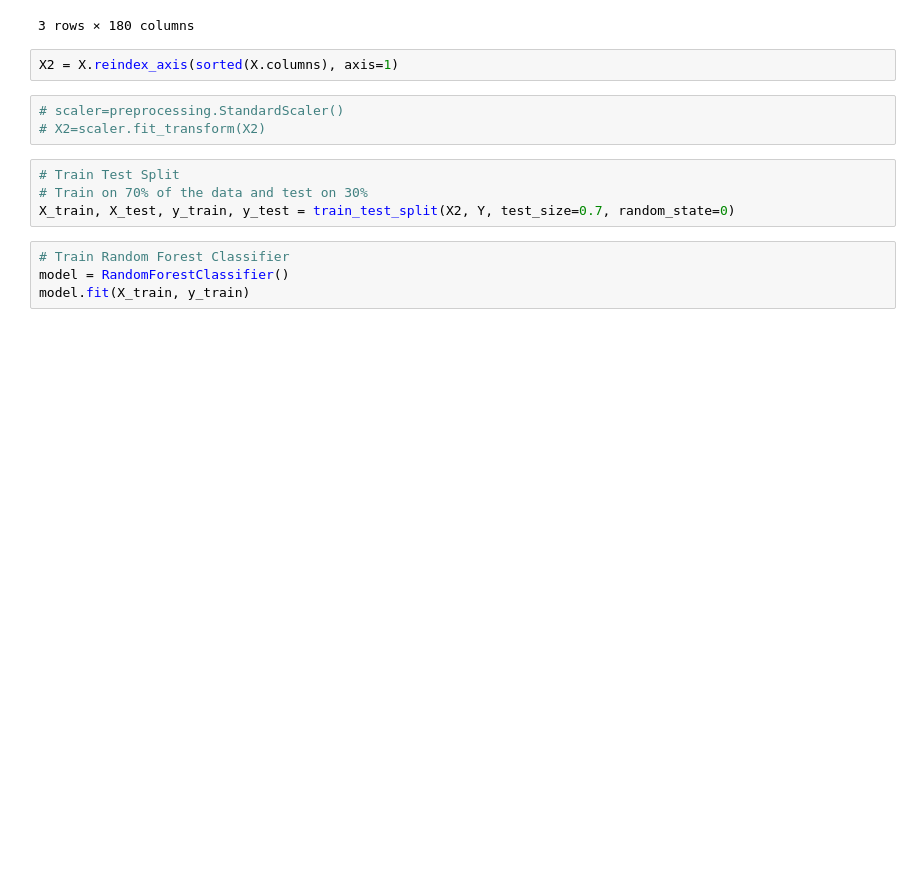
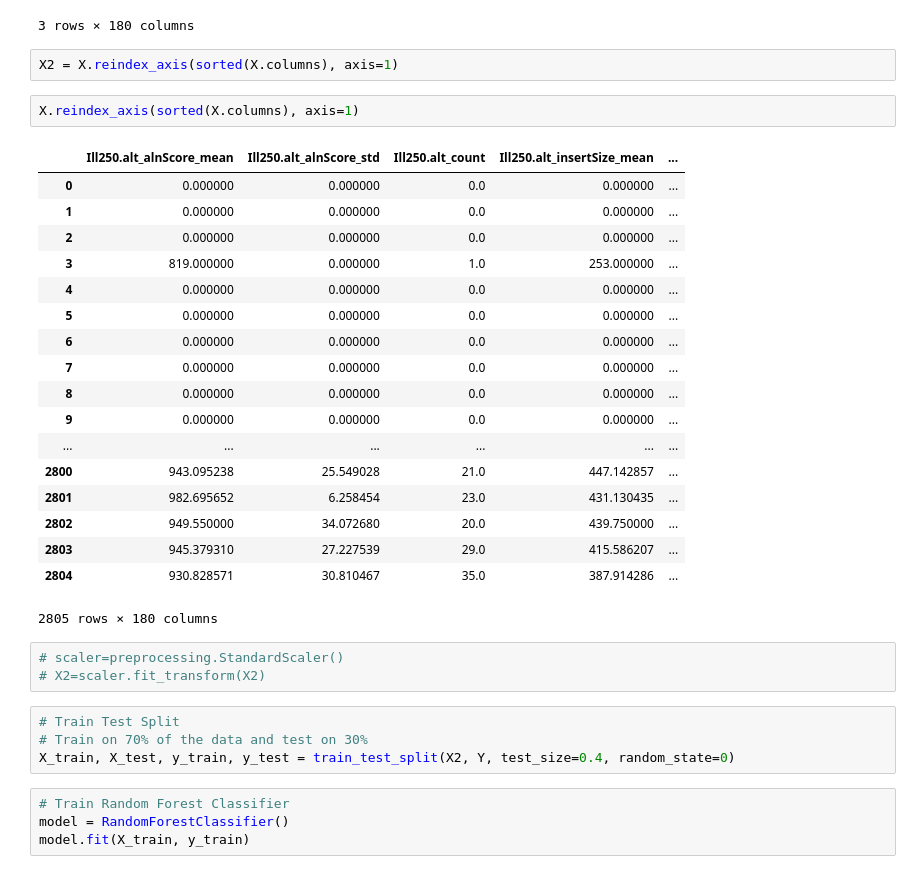
Before and after one commit to lesleymaraina/NIST, a Jupyter notebook: Notebooks/CrowdVariant_Analysis/Train_Test_Predict.ipynb, the cells around one changed output. Saved outputs shown, nothing was run; the diff lists cells and outputs as text; blank space fills up the shorter version.

```diff
--- a/Notebooks/CrowdVariant_Analysis/Train_Test_Predict.ipynb
+++ b/Notebooks/CrowdVariant_Analysis/Train_Test_Predict.ipynb
@@ -150,13 +155,34 @@ X.head(3)
 3 rows × 180 columns
 # %%
 X2 = X.reindex_axis(sorted(X.columns), axis=1)
+# %%
+X.reindex_axis(sorted(X.columns), axis=1)
+# %% [output]
+|  | Ill250.alt_alnScore_mean | Ill250.alt_alnScore_std | Ill250.alt_count | Ill250.alt_insertSize_mean | ... |
+| 0 | 0.000000 | 0.000000 | 0.0 | 0.000000 | ... |
+| 1 | 0.000000 | 0.000000 | 0.0 | 0.000000 | ... |
+| 2 | 0.000000 | 0.000000 | 0.0 | 0.000000 | ... |
+| 3 | 819.000000 | 0.000000 | 1.0 | 253.000000 | ... |
+| 4 | 0.000000 | 0.000000 | 0.0 | 0.000000 | ... |
+| 5 | 0.000000 | 0.000000 | 0.0 | 0.000000 | ... |
+| 6 | 0.000000 | 0.000000 | 0.0 | 0.000000 | ... |
+| 7 | 0.000000 | 0.000000 | 0.0 | 0.000000 | ... |
+| 8 | 0.000000 | 0.000000 | 0.0 | 0.000000 | ... |
+| 9 | 0.000000 | 0.000000 | 0.0 | 0.000000 | ... |
+| ... | ... | ... | ... | ... | ... |
+| 2800 | 943.095238 | 25.549028 | 21.0 | 447.142857 | ... |
+| 2801 | 982.695652 | 6.258454 | 23.0 | 431.130435 | ... |
+| 2802 | 949.550000 | 34.072680 | 20.0 | 439.750000 | ... |
+| 2803 | 945.379310 | 27.227539 | 29.0 | 415.586207 | ... |
+| 2804 | 930.828571 | 30.810467 | 35.0 | 387.914286 | ... |
+2805 rows × 180 columns
 # %%
 # scaler=preprocessing.StandardScaler()
 # X2=scaler.fit_transform(X2)
 # %%
 # Train Test Split
 # Train on 70% of the data and test on 30%
-X_train, X_test, y_train, y_test = train_test_split(X2, Y, test_size=0.7, random_state=0)
+X_train, X_test, y_train, y_test = train_test_split(X2, Y, test_size=0.4, random_state=0)
 # %%
 # Train Random Forest Classifier
 model = RandomForestClassifier()
```
Also changed, not shown: parts of 22 cells of this notebook, 4 other files.
